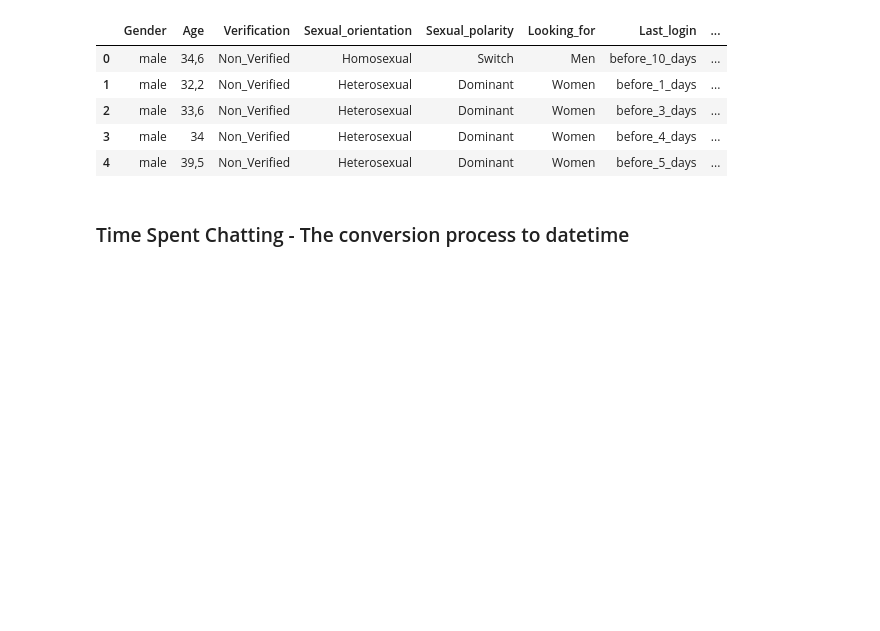
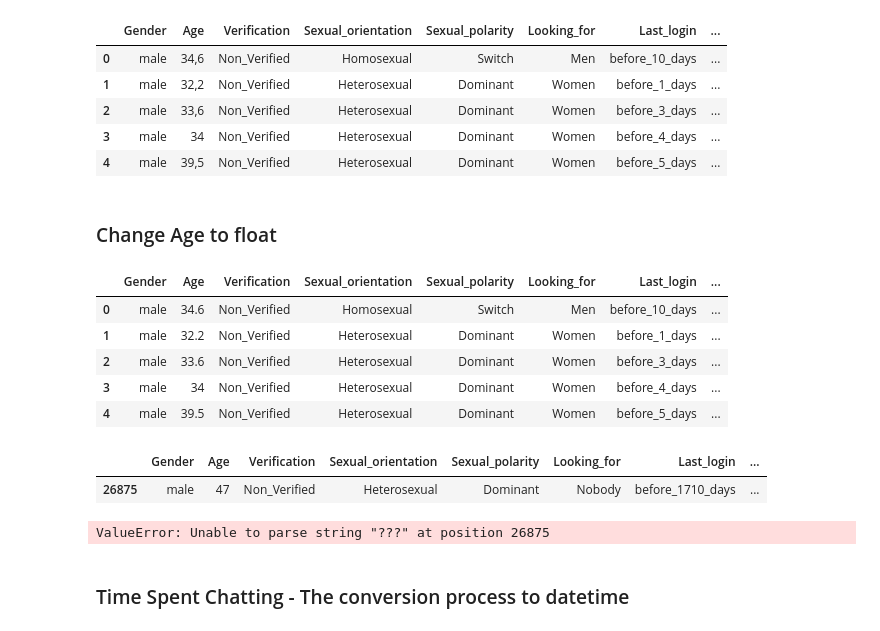
Before and after one commit to crushdig/Data-Science-In-Practice-Project, a Jupyter notebook: LB_project/notebooks/prep/200_prep_datasets.ipynb, the cells around one changed output. Cells and saved outputs as stored; diff of their text form; code cells hidden in the pictures; blank space fills up the shorter version.

```diff
--- a/LB_project/notebooks/prep/200_prep_datasets.ipynb
+++ b/LB_project/notebooks/prep/200_prep_datasets.ipynb
@@ -129,3 +129,22 @@ sexWork_df.head()
 | 2 | male | 33,6 | Non_Verified | Heterosexual | Dominant | Women | before_3_days | ... |
 | 3 | male | 34 | Non_Verified | Heterosexual | Dominant | Women | before_4_days | ... |
 | 4 | male | 39,5 | Non_Verified | Heterosexual | Dominant | Women | before_5_days | ... |
+# %% [markdown]
+### Change Age to float
+# %%
+#replace all commas with dots
+sexWork_df['Age'] = [x.replace(',', '.') for x in sexWork_df['Age']]
+
+sexWork_df.head()
+# %% [output]
+|  | Gender | Age | Verification | Sexual_orientation | Sexual_polarity | Looking_for | Last_login | ... |
+| 0 | male | 34.6 | Non_Verified | Homosexual | Switch | Men | before_10_days | ... |
+| 1 | male | 32.2 | Non_Verified | Heterosexual | Dominant | Women | before_1_days | ... |
+| 2 | male | 33.6 | Non_Verified | Heterosexual | Dominant | Women | before_3_days | ... |
+| 3 | male | 34 | Non_Verified | Heterosexual | Dominant | Women | before_4_days | ... |
+| 4 | male | 39.5 | Non_Verified | Heterosexual | Dominant | Women | before_5_days | ... |
+# %%
+sexWork_df.loc[[26875]]
+# %% [output]
+|  | Gender | Age | Verification | Sexual_orientation | Sexual_polarity | Looking_for | Last_login | ... |
+| 26875 | male | 47 | Non_Verified | Heterosexual | Dominant | Nobody | before_1710_days | ... |
@@ -132,3 +158,9 @@ sexWork_df.head()
+# %%
+#convert to float
+sexWork_df['Age'] = pd.to_numeric(sexWork_df['Age'])
+#sexWork_df.head()
+# %% [output]
+ValueError: Unable to parse string "???" at position 26875
 # %% [markdown]
 ### Time Spent Chatting - The conversion process to datetime
 # %%
```
Also changed, not shown: parts of 17 cells of this notebook, 2 other files.
